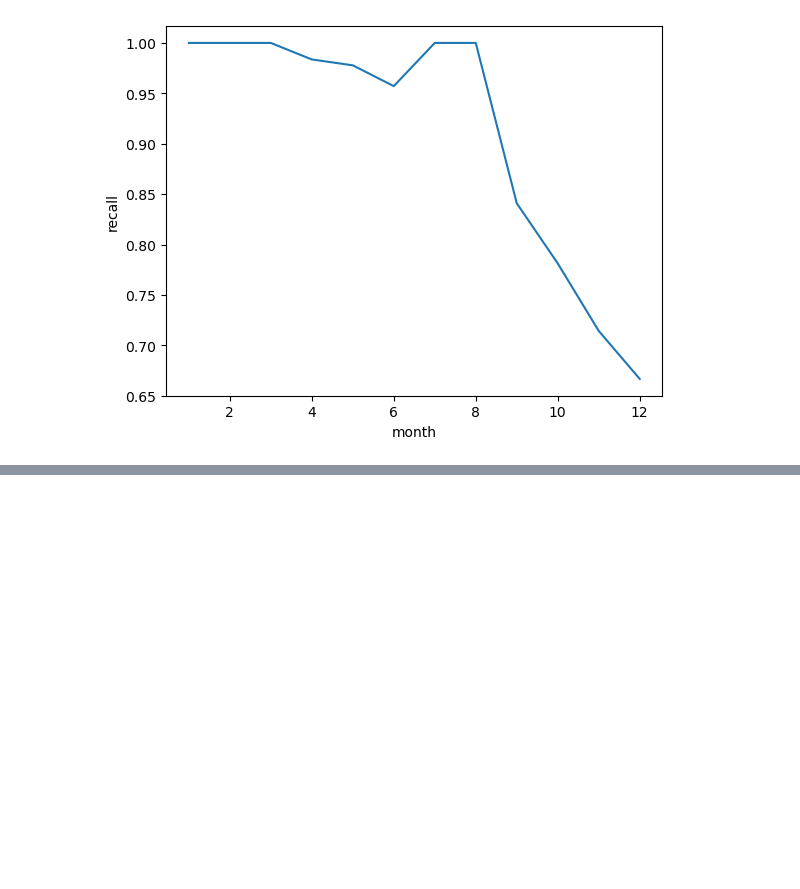
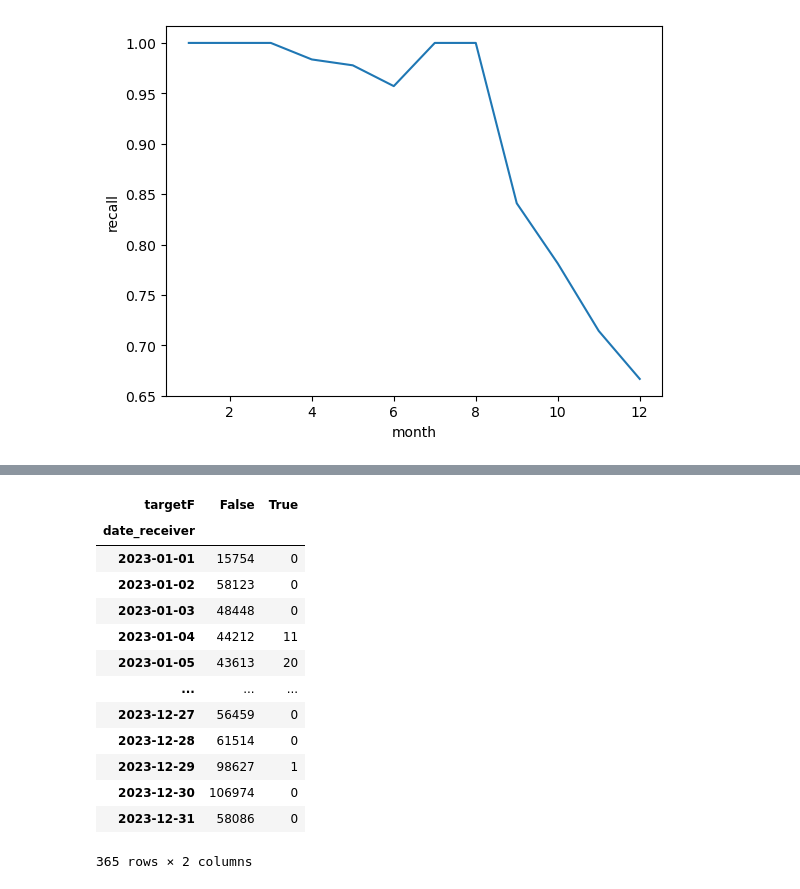
Before and after one commit to Magdaorozco644/ModelosAIm-dev, a Jupyter notebook: Analytics/5.Fraud/06-Monitor model.ipynb, the cells around one changed output, grey strips where cells are left out. Drawn from its saved outputs; the diff is of its cells as text; code cells hidden in the pictures; blank space fills up the shorter version.

```diff
--- a/Analytics/5.Fraud/06-Monitor model.ipynb
+++ b/Analytics/5.Fraud/06-Monitor model.ipynb
@@ -704,0 +717,20 @@ testeo[var_input]
+# %%
+FRAUDES = pd.crosstab(testeo['date_receiver'].dt.floor('d'), Y_c['targetF'])
+FRAUDES.to_csv ('./fraudes.csv')
+# %%
+FRAUDES
+# %% [output]
+| targetF | False | True |
+| date_receiver |  |  |
+| 2023-01-01 | 15754 | 0 |
+| 2023-01-02 | 58123 | 0 |
+| 2023-01-03 | 48448 | 0 |
+| 2023-01-04 | 44212 | 11 |
+| 2023-01-05 | 43613 | 20 |
+| ... | ... | ... |
+| 2023-12-27 | 56459 | 0 |
+| 2023-12-28 | 61514 | 0 |
+| 2023-12-29 | 98627 | 1 |
+| 2023-12-30 | 106974 | 0 |
+| 2023-12-31 | 58086 | 0 |
+365 rows × 2 columns
```
Also changed, not shown: parts of 9 cells of this notebook, 1 other file.
